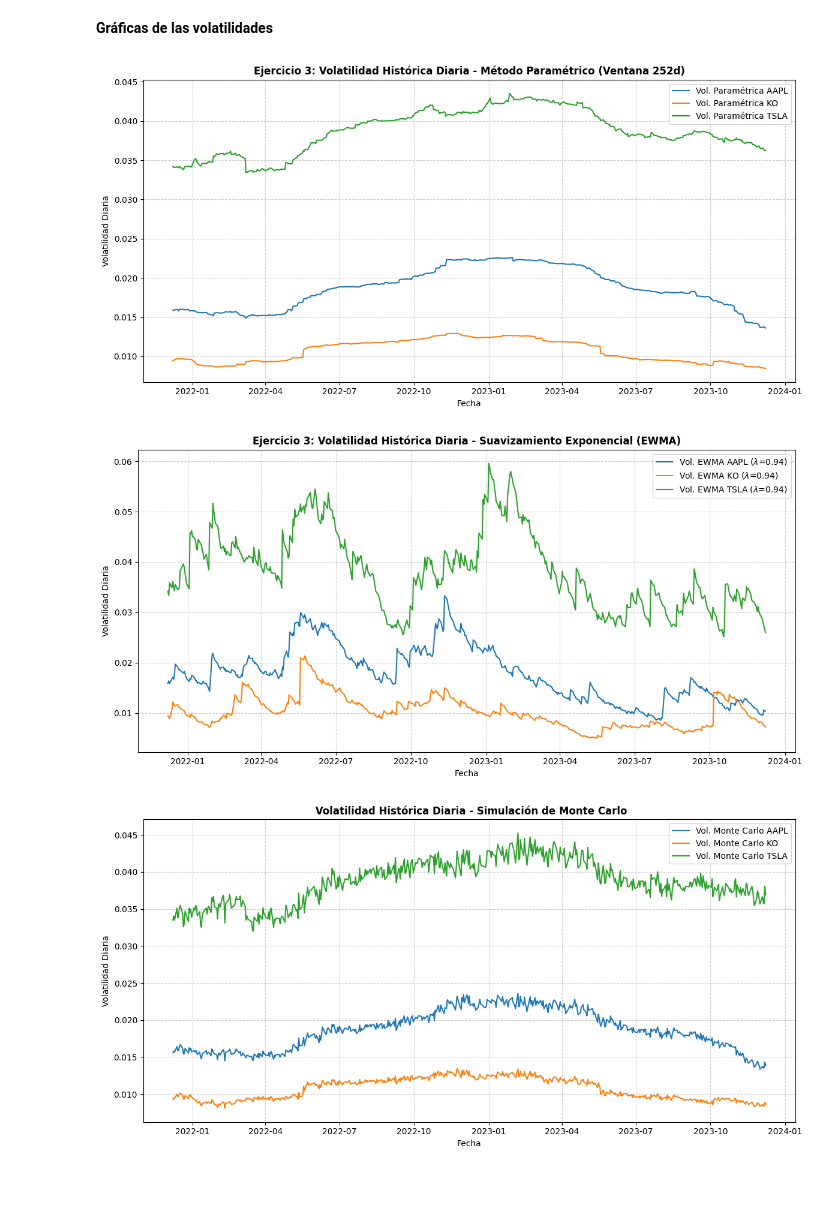
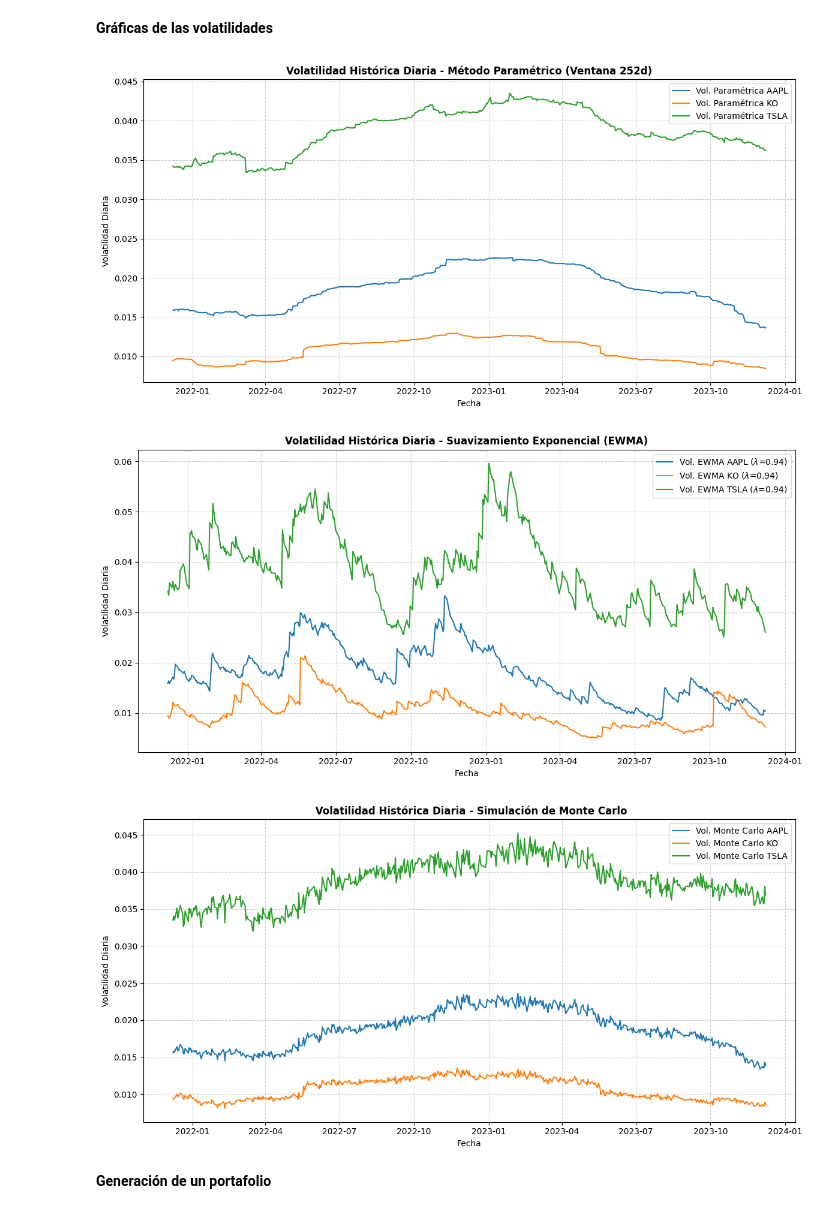
Before and after one commit to erickvaldezsallagos/SISTEMAS-FINANCIEROS-Y-COMERCIALES, a Jupyter notebook: ejercicios_parcial2sfyc.ipynb, the cells around one changed output. Drawn from its saved outputs; the diff is of its cells as text; code cells hidden in the pictures; blank space fills up the shorter version.

```diff
--- a/ejercicios_parcial2sfyc.ipynb
+++ b/ejercicios_parcial2sfyc.ipynb
@@ -170,7 +170,7 @@ for t in tickers:
       linewidth=1.5,
   )
 plt.title(
-    "Ejercicio 3: Volatilidad Histórica Diaria - Método Paramétrico (Ventana 252d)",
+    "Volatilidad Histórica Diaria - Método Paramétrico (Ventana 252d)",
     fontsize=12,
     fontweight="bold",
 )
@@ -191,41 +191,43 @@ for t in tickers:
       linewidth=1.5,
   )
 plt.title(
-    "Ejercicio 3: Volatilidad Histórica Diaria - Suavizamiento Exponencial (EWMA)",
+    "Volatilidad Histórica Diaria - Suavizamiento Exponencial (EWMA)",
     fontsize=12,
     fontweight="bold",
 )
 plt.xlabel("Fecha")
 plt.ylabel("Volatilidad Diaria")
 plt.legend()
 plt.grid(True, linestyle="--", alpha=0.6)
 plt.tight_layout()
 plt.show()
 
 # Gráfica 3: Volatilidad por Simulación de Monte Carlo
 plt.figure(figsize=(12, 6))
 for t in tickers:
   plt.plot(
       df_plot["Fecha"],
       df_plot[f"Vol Montecarlo {t}"],
       label=f"Vol. Monte Carlo {t}",
       linewidth=1.5,
   )
 plt.title(
     " Volatilidad Histórica Diaria - Simulación de Monte Carlo",
     fontsize=12,
     fontweight="bold",
 )
 plt.xlabel("Fecha")
 plt.ylabel("Volatilidad Diaria")
 plt.legend()
 plt.grid(True, linestyle="--", alpha=0.6)
 plt.tight_layout()
 plt.show()
 # %% [output]
-[figure, old version]
+[figure, new version]
-[figure, old version]
+[figure, new version]
 [figure]
+# %% [markdown]
+**Generación de un portafolio**
 # %%
 import numpy as np
 import pandas as pd
```
Also changed, not shown: parts of 3 cells of this notebook.
